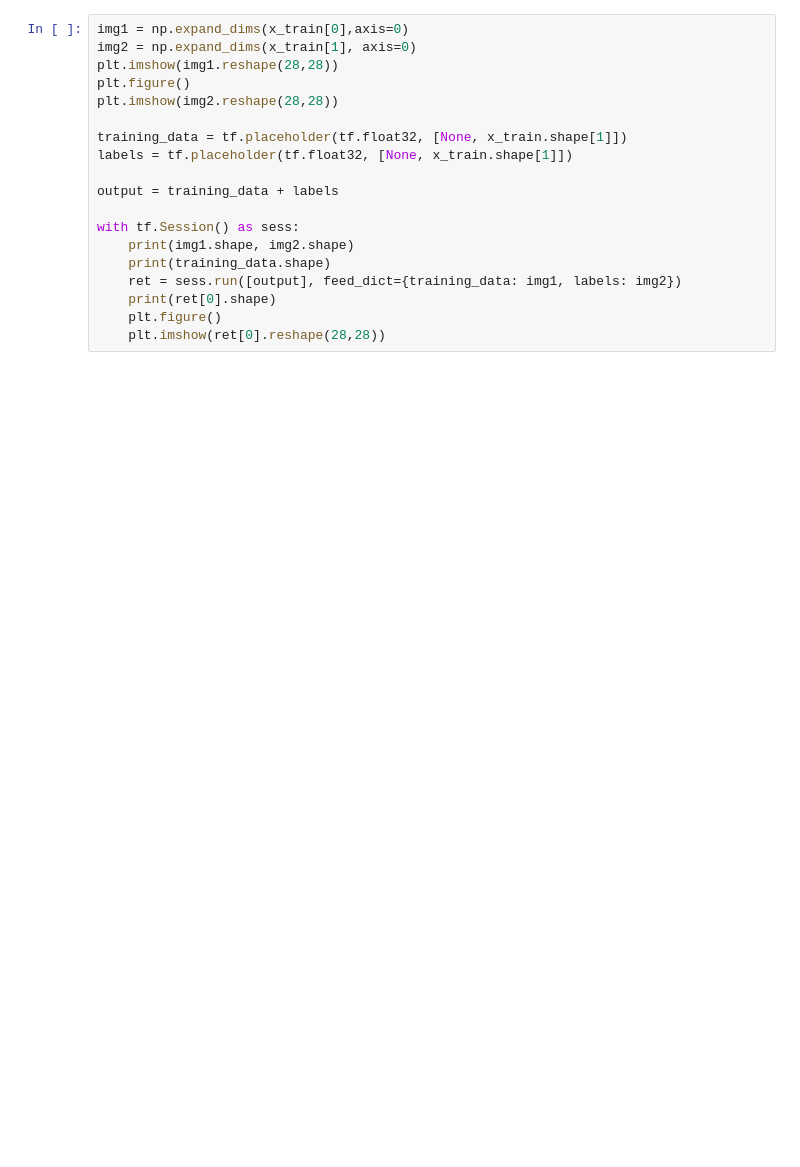
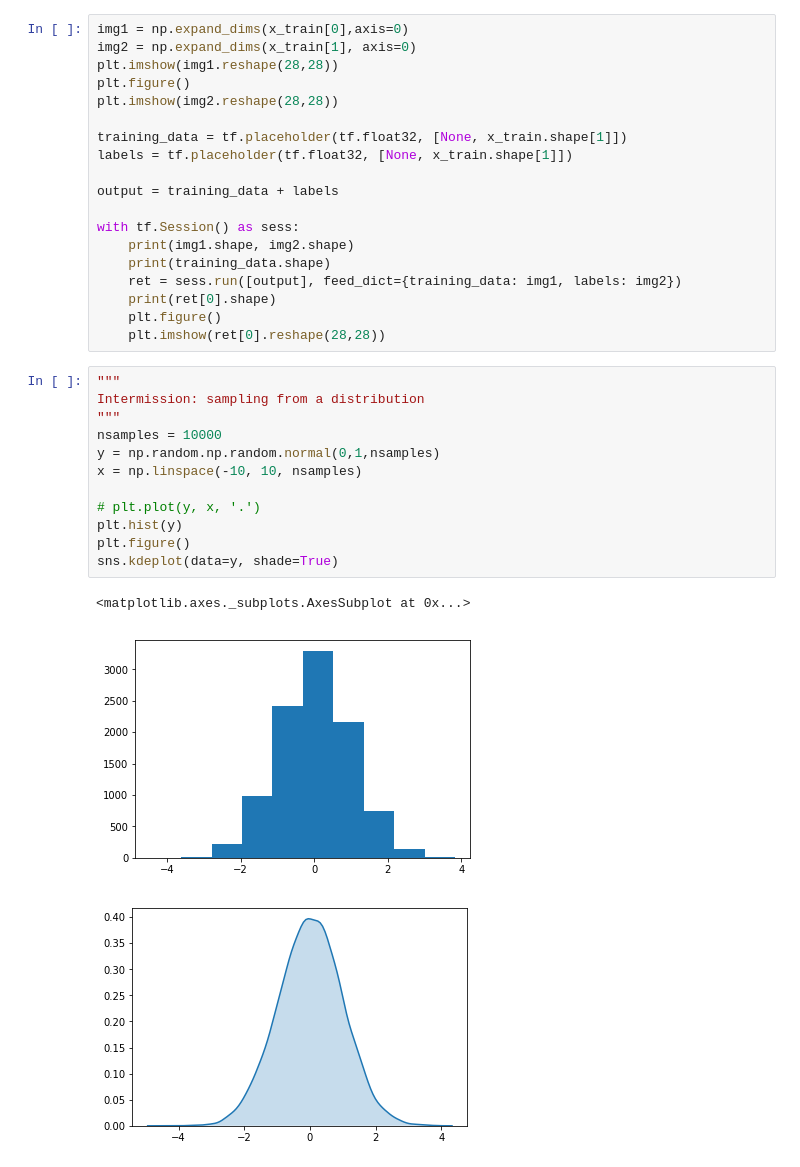
Before and after one commit to adelizer/kaggle-sandbox, a Jupyter notebook: drafts/understanding_vae.ipynb, the cells around one changed output. Cells and saved outputs as stored; diff of their text form; blank space fills up the shorter version.

```diff
--- a/drafts/understanding_vae.ipynb
+++ b/drafts/understanding_vae.ipynb
@@ -39,3 +143,19 @@ with tf.Session() as sess:
     print(ret[0].shape)
     plt.figure()
     plt.imshow(ret[0].reshape(28,28))
+# %%
+"""
+Intermission: sampling from a distribution
+"""
+nsamples = 10000
+y = np.random.np.random.normal(0,1,nsamples)
+x = np.linspace(-10, 10, nsamples)
+
+# plt.plot(y, x, '.')
+plt.hist(y)
+plt.figure()
+sns.kdeplot(data=y, shade=True)
+# %% [output]
+<matplotlib.axes._subplots.AxesSubplot at 0x...>
+[figure, added]
+[figure, added]
```
Also changed, not shown: parts of 6 cells of this notebook.
